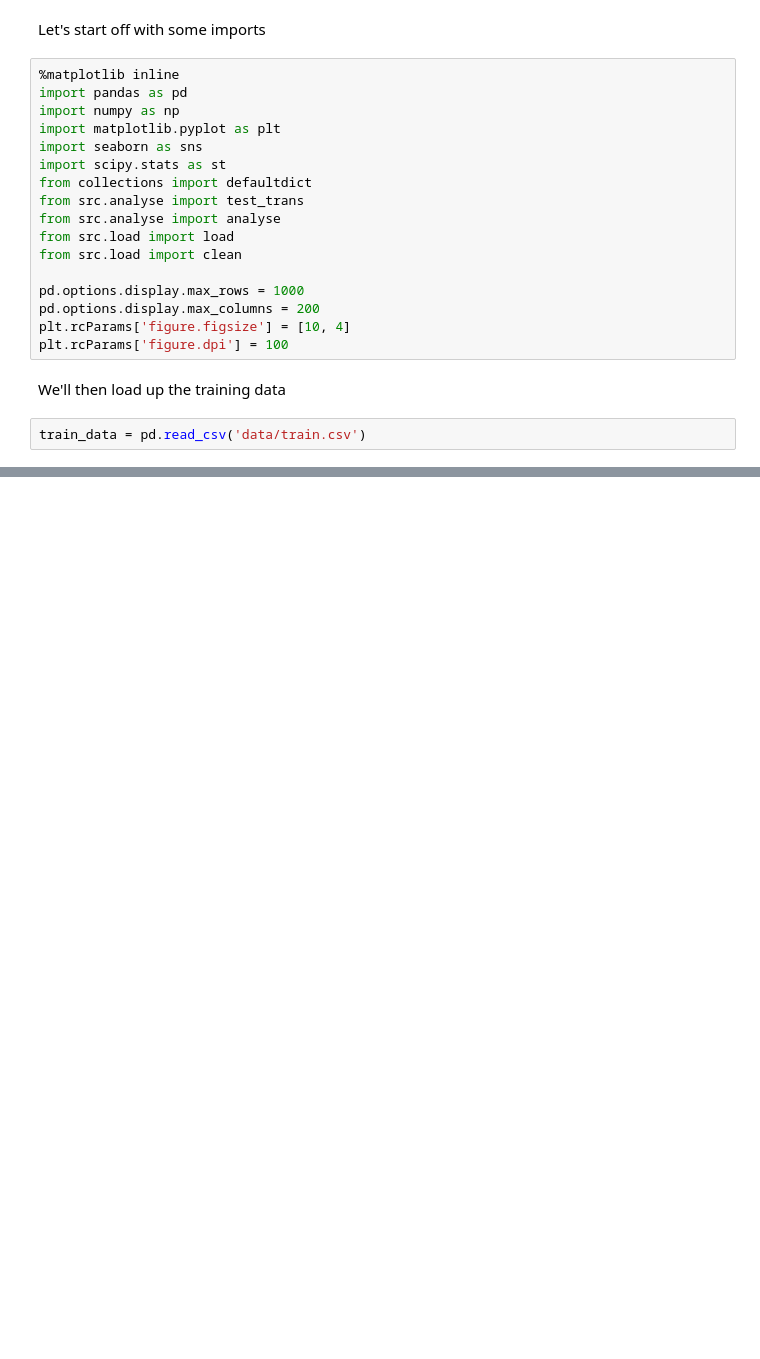
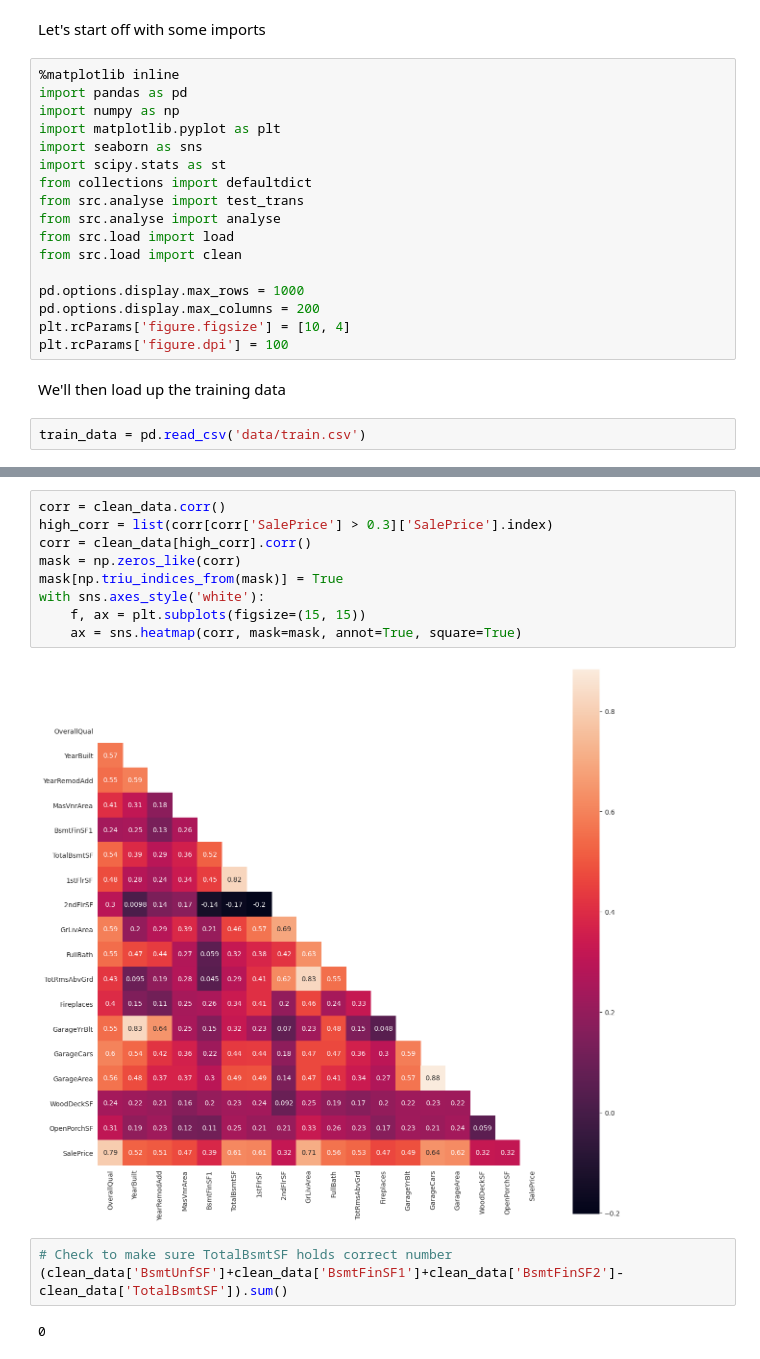
Before and after one commit to leonghchan/group-project, a Jupyter notebook: greg-eda.ipynb, the cells around one changed output, grey strips where cells are left out. Cells and saved outputs as stored; diff of their text form; blank space fills up the shorter version.

```diff
--- a/greg-eda.ipynb
+++ b/greg-eda.ipynb
@@ -93,0 +94,16 @@ for i, column in enumerate(categories):
+# %%
+corr = clean_data.corr()
+high_corr = list(corr[corr['SalePrice'] > 0.3]['SalePrice'].index)
+corr = clean_data[high_corr].corr()
+mask = np.zeros_like(corr)
+mask[np.triu_indices_from(mask)] = True
+with sns.axes_style('white'):
+    f, ax = plt.subplots(figsize=(15, 15))
+    ax = sns.heatmap(corr, mask=mask, annot=True, square=True)
+# %% [output]
+[figure, added]
+# %%
+# Check to make sure TotalBsmtSF holds correct number
+(clean_data['BsmtUnfSF']+clean_data['BsmtFinSF1']+clean_data['BsmtFinSF2']-clean_data['TotalBsmtSF']).sum()
+# %% [output]
+0
```
Also changed, not shown: parts of 16 cells of this notebook.
